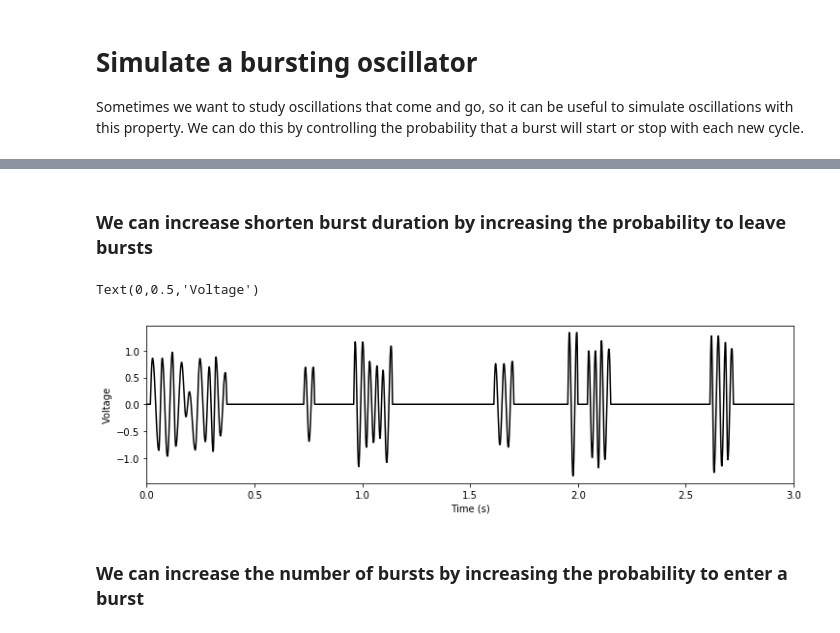
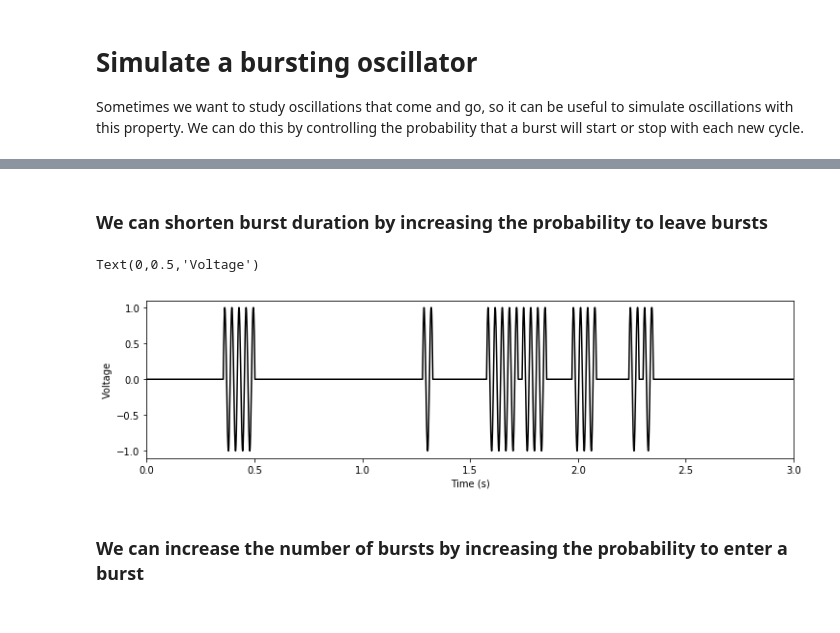
Before and after one commit to neurodsp-tools/neurodsp, a Jupyter notebook: tutorials/7-SimulatingSignals.ipynb, the cells around one changed output, grey strips where cells are left out. Saved outputs shown, nothing was run; the diff lists cells and outputs as text; code cells hidden in the pictures.

```diff
--- a/tutorials/7-SimulatingSignals.ipynb
+++ b/tutorials/7-SimulatingSignals.ipynb
@@ -135,19 +169,18 @@ Text(0,0.5,'Power')
 # Simulate a bursting oscillator
 Sometimes we want to study oscillations that come and go, so it can be useful to simulate oscillations with this property. We can do this by controlling the probability that a burst will start or stop with each new cycle.
 # %%
-freq = 30
-T = 3
-Fs = 1000
+osc_freq = 30
+n_seconds = 3
+fs = 1000
 prob_enter_burst = .1
 prob_leave_burst = .1
 
-osc = neurodsp.sim_bursty_oscillator(freq, T, Fs, rdsym=None,
-                                     prob_enter_burst=prob_enter_burst,
-                                     prob_leave_burst=prob_leave_burst)
+osc = sim.sim_bursty_oscillator(n_seconds, fs, osc_freq,
+                                prob_enter_burst=prob_enter_burst, prob_leave_burst=prob_leave_burst)
 
 plt.figure(figsize=(12,3))
-plt.plot(np.arange(0,T,1/Fs), osc, 'k')
-plt.xlim((0,T))
+plt.plot(np.arange(0,n_seconds,1/fs), osc, 'k')
+plt.xlim((0,n_seconds))
 plt.xlabel('Time (s)')
 plt.ylabel('Voltage')
 # %% [output]
@@ -156,20 +189,19 @@ Text(0,0.5,'Voltage')
 # %% [markdown]
-### We can increase shorten burst duration by increasing the probability to leave bursts
+### We can shorten burst duration by increasing the probability to leave bursts
 # %%
 prob_leave_burst = .4
 
-osc = neurodsp.sim_bursty_oscillator(freq, T, Fs, rdsym=None,
-                                     prob_enter_burst=prob_enter_burst,
-                                     prob_leave_burst=prob_leave_burst)
+osc = sim.sim_bursty_oscillator(n_seconds, fs, osc_freq,
+                                prob_enter_burst=prob_enter_burst, prob_leave_burst=prob_leave_burst)
 
 plt.figure(figsize=(12,3))
-plt.plot(np.arange(0,T,1/Fs), osc, 'k')
-plt.xlim((0,T))
+plt.plot(np.arange(0,n_seconds,1/fs), osc, 'k')
+plt.xlim((0,n_seconds))
 plt.xlabel('Time (s)')
 plt.ylabel('Voltage')
 # %% [output]
 Text(0,0.5,'Voltage')
-[figure, old version]
+[figure, new version]
 # %% [markdown]
 ### We can increase the number of bursts by increasing the probability to enter a burst
 # %%
```
Also changed, not shown: parts of 17 cells of this notebook, 4 other files.
